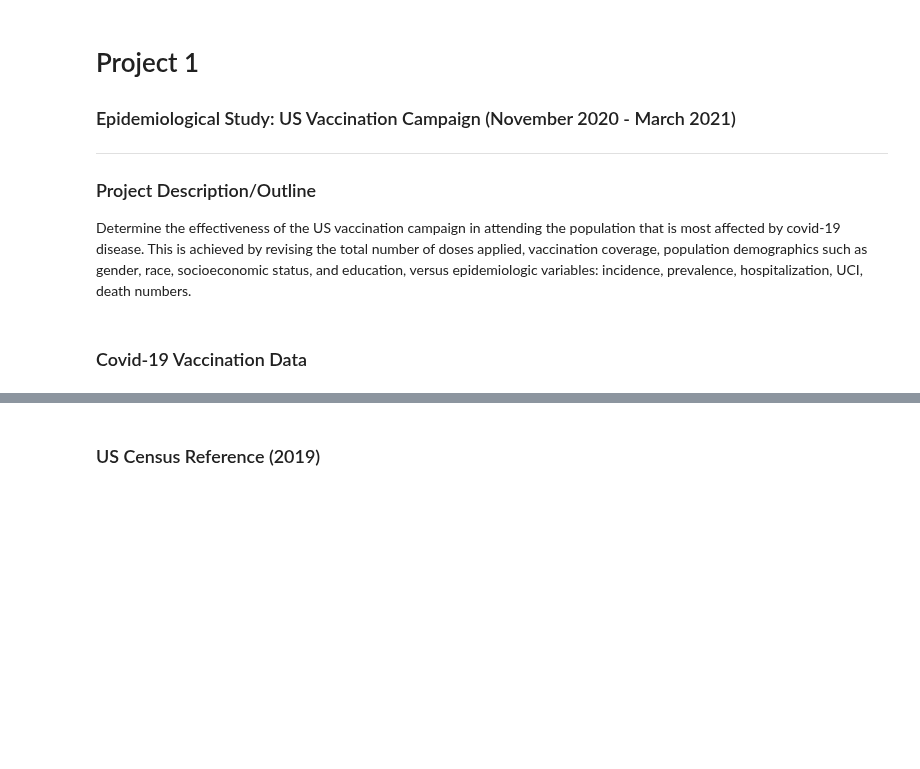
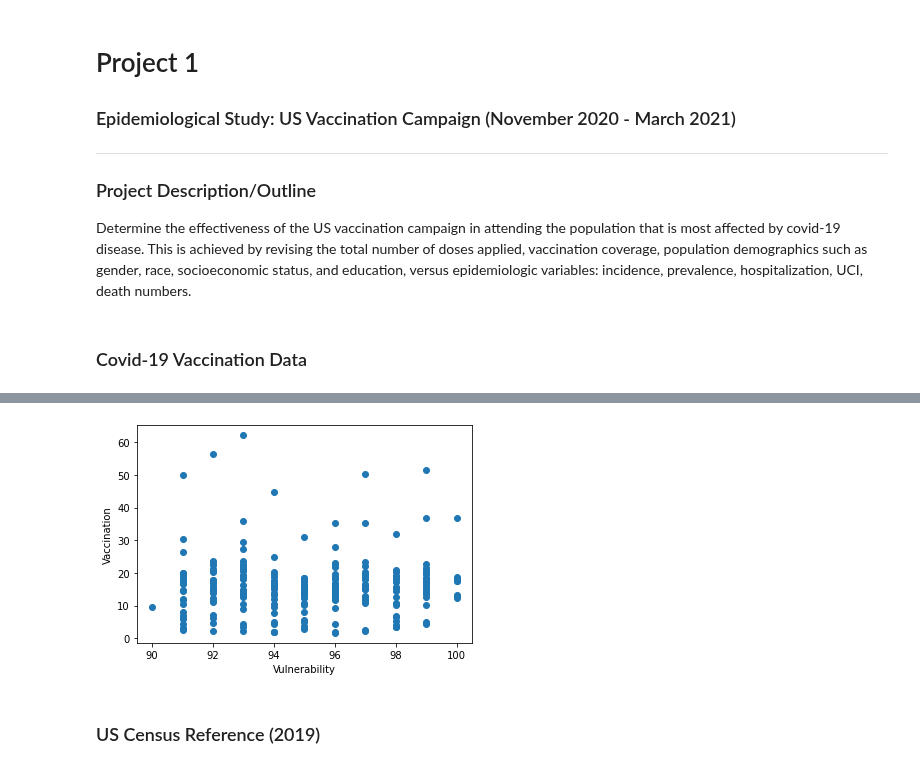
Before and after one commit to mgeffroy/P1-US-COVID-19-Vaccination-Campaign, a Jupyter notebook: P1_Data_Architecture.ipynb, the cells around one changed output, grey strips where cells are left out. Drawn from its saved outputs; the diff is of its cells as text; code cells hidden in the pictures; blank space fills up the shorter version.

```diff
--- a/P1_Data_Architecture.ipynb
+++ b/P1_Data_Architecture.ipynb
@@ -74,3 +98,15 @@ len(vaccination_df)
+# %%
+x_values = vaccination_df.sort_values('Social Vulnerability Index (SVI)', ascending=False)['Social Vulnerability Index (SVI)'].head(300)*100
+y_values = vaccination_df.sort_values('Social Vulnerability Index (SVI)', ascending=False)['Percent adults fully vaccinated against COVID-19'].head(300)*100
+
+plt.scatter(x_values, y_values)
+
+plt.xlabel("Vulnerability")
+plt.ylabel("Vaccination")
+
+plt.show()
+# %% [output]
+[figure, added]
 # %% [markdown]
 ### US Census Reference (2019)
 # %%
```
Also changed, not shown: parts of 25 cells of this notebook, 1 other file.
